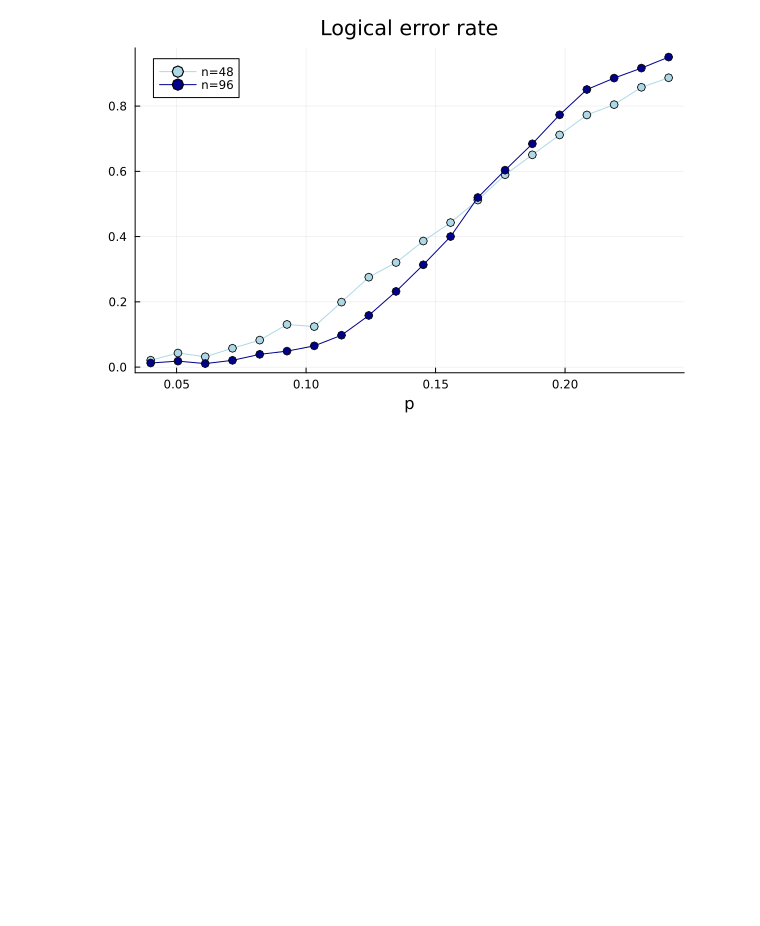
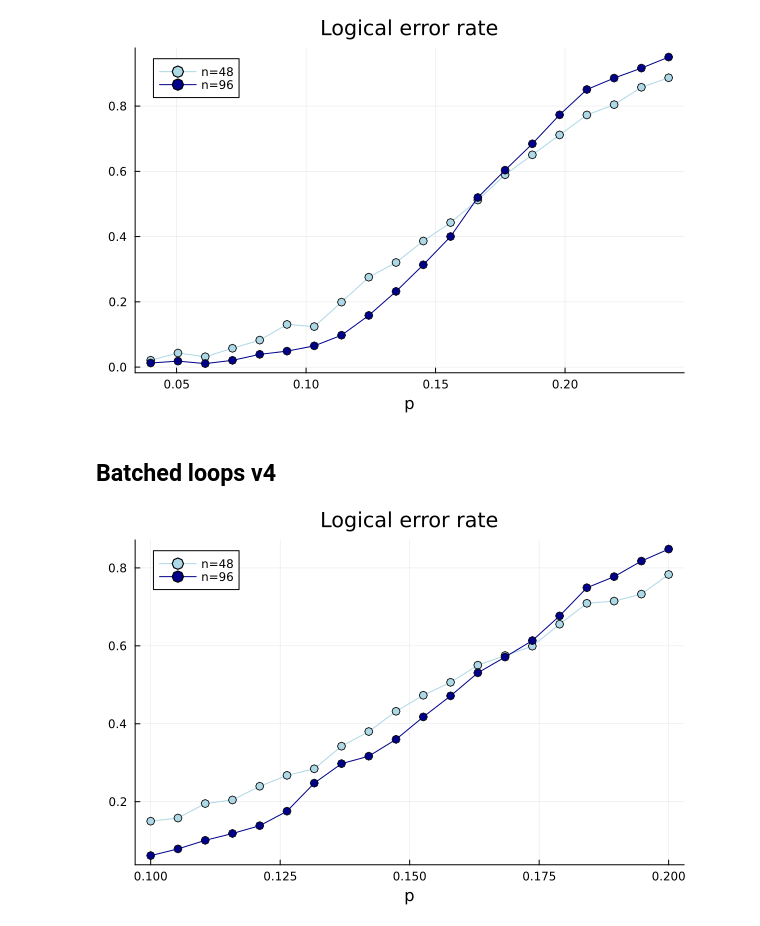
Before and after one commit to siddhant-midha/TNBP, a Jupyter notebook: decoding_server.ipynb, the cells around one changed output. Saved outputs shown, nothing was run; the diff lists cells and outputs as text; code cells hidden in the pictures; blank space fills up the shorter version.

```diff
--- a/decoding_server.ipynb
+++ b/decoding_server.ipynb
@@ -132,3 +138,28 @@ end
 plot_results_with_std([48,96]) #batched_means_all_n=48.jld2
 # %% [output]
 [figure]
+# %% [markdown]
+## Batched loops v4
+# %%
+function plot_results_with_std(n_ar)
+    colors = cgrad(:blues, length(n_ar))
+    plt = plot()
+    for (idx, n) in enumerate(n_ar)
+        means_file = "gallagerBP0results/loopsv4_means_all_n=$(n).jld2"
+        stds_file = "gallagerBP0results/loopsv4_stds_all_n=$(n).jld2"
+        means_data = load(means_file)
+        stds_data = load(stds_file)
+        ps = means_data["p"]
+        means = means_data["means"]
+        stds = stds_data["stds"]
+        # plot!(plt, ps, means; yerror=stds, marker=:o, color=colors[idx], label="n=$(n)")
+        plot!(plt, ps, means; marker=:o, color=colors[idx], label="n=$(n)")
+
+    end
+    xlabel!("p")
+    title!("Logical error rate")
+end
+
+plot_results_with_std([48,96]) #batched_means_all_n=48.jld2
+# %% [output]
+[figure, added]
```
Also changed, not shown: parts of 3 cells of this notebook, 4 other files.
